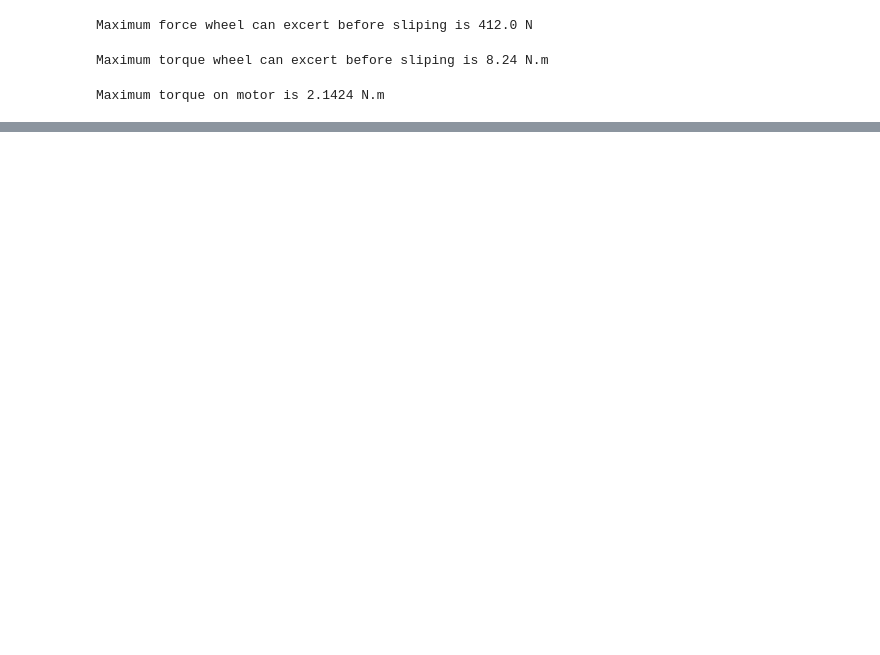
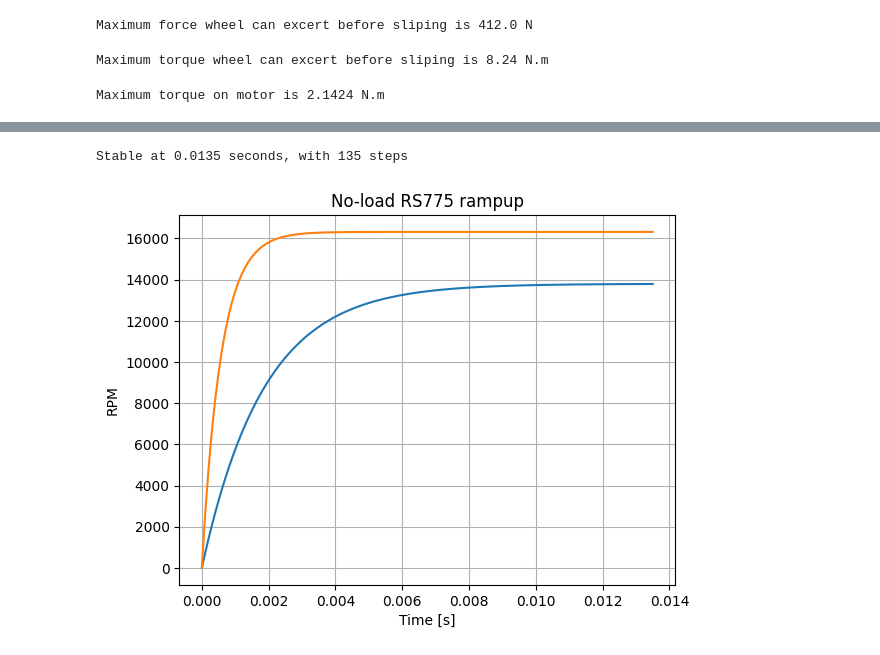
Before and after one commit to jvSanches/robot_dynamics, a Jupyter notebook: raiju_calc.ipynb, the cells around one changed output, grey strips where cells are left out. Cells and saved outputs as stored; diff of their text form; code cells hidden in the pictures; blank space fills up the shorter version.

```diff
--- a/raiju_calc.ipynb
+++ b/raiju_calc.ipynb
@@ -34,3 +48,11 @@ Terminal resistance = 0.212 Ohn
+# %%
+rs775_resistance = 42/46.17
+rs775_kv = 345/60
+rs775_kt = 0.028
+def get775Torque(voltage_input, motor_rotation):
+    current = (voltage_input-motor_rotation/rs775_kv) /rs775_resistance
+    rotor_torque = current * rs775_kt
+    return rotor_torque, current
 # %%
 from matplotlib import pyplot as plt
 # %%
@@ -71,0 +90,35 @@ Stable at 0.0049 seconds, with 49 steps
+# %%
+# Motor no-load simulation
+compare_rpm = motor_rpm.copy()
+timestep = 0.0001 #s
+motor_a = [0]
+motor_rotation = [0]
+motor_torque = [0]
+voltage = 40
+motor_inertia = 102 /1000 /100/100
+motor_rpm = [0]
+t = [0]
+unstable = 2
+i = 0
+while unstable:
+    motor_rotation.append(motor_rotation[-1]+motor_a[-1]*timestep)
+    step_torque, _ = get775Torque(voltage, motor_rotation[-1])
+    motor_torque.append(step_torque)
+    motor_a.append(step_torque/motor_inertia)
+    motor_rpm.append(motor_rotation[-1]*60)
+    t.append(i*timestep)
+    if len(t)>10 and (max(motor_rotation[-10:]) - min(motor_rotation[-10:])) < 0.1:
+        unstable = 0
+        print(f"Stable at {t[-1]} seconds, with {i} steps")
+    i+=1
+while(len(compare_rpm)<len(t)):
+    compare_rpm.append(compare_rpm[-1])
+plt.plot(t, motor_rpm)
+plt.plot( t, compare_rpm)
+plt.title("No-load RS775 rampup")
+plt.ylabel("RPM")
+plt.xlabel("Time [s]")
+plt.grid()
+# %% [output]
+Stable at 0.0135 seconds, with 135 steps
+[figure, added]
```
Also changed, not shown: parts of 4 cells of this notebook.
